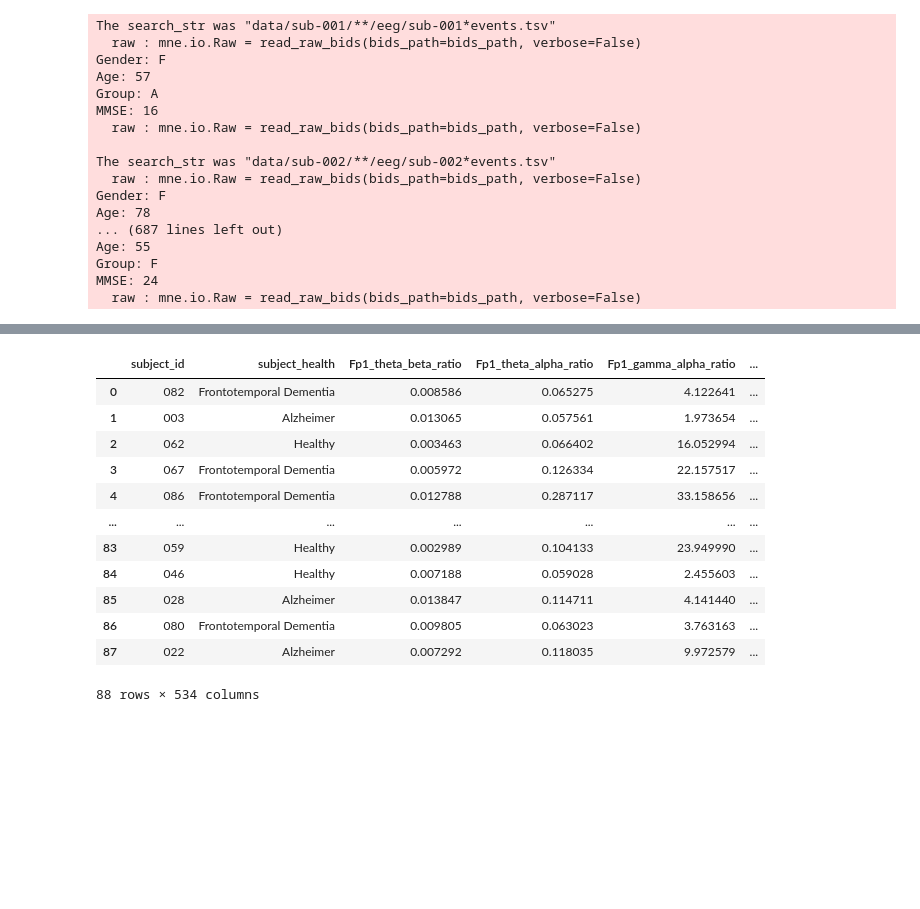
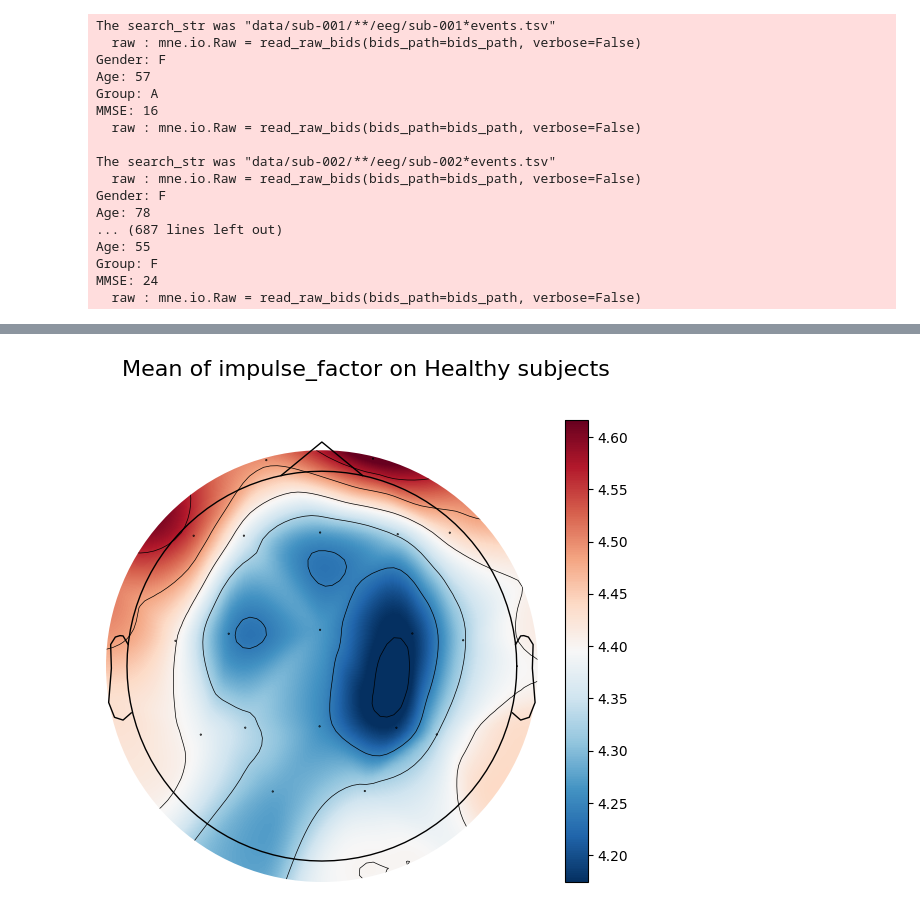
Before and after one commit to thePTH/eeg, a Jupyter notebook: notebook.ipynb, the cells around one changed output, grey strips where cells are left out. Cells and saved outputs as stored; diff of their text form; code cells hidden in the pictures; blank space fills up the shorter version.

```diff
--- a/notebook.ipynb
+++ b/notebook.ipynb
@@ -75,3 +76,4 @@ asr_processed_extracted_feature_heatmap_factory = ExtractedFeatureHeatmapFactory
 # %%
 from features.io import FeaturesDatasetIO
-dataset = FeaturesDatasetIO.load("computed_data/dethamp")
+dethamp_dataset = FeaturesDatasetIO.load("computed_data/dethamp")
+dethamp_dataset.feature_names
@@ -78,16 +98,7 @@ dataset = FeaturesDatasetIO.load("computed_data/dethamp")
-# %%
-dataset.to_wide_dataframe()
-# %% [output]
-|  | subject_id | subject_health | Fp1_theta_beta_ratio | Fp1_theta_alpha_ratio | Fp1_gamma_alpha_ratio | ... |
-| 0 | 082 | Frontotemporal Dementia | 0.008586 | 0.065275 | 4.122641 | ... |
-| 1 | 003 | Alzheimer | 0.013065 | 0.057561 | 1.973654 | ... |
-| 2 | 062 | Healthy | 0.003463 | 0.066402 | 16.052994 | ... |
-| 3 | 067 | Frontotemporal Dementia | 0.005972 | 0.126334 | 22.157517 | ... |
-| 4 | 086 | Frontotemporal Dementia | 0.012788 | 0.287117 | 33.158656 | ... |
-| ... | ... | ... | ... | ... | ... | ... |
-| 83 | 059 | Healthy | 0.002989 | 0.104133 | 23.949990 | ... |
-| 84 | 046 | Healthy | 0.007188 | 0.059028 | 2.455603 | ... |
-| 85 | 028 | Alzheimer | 0.013847 | 0.114711 | 4.141440 | ... |
-| 86 | 080 | Frontotemporal Dementia | 0.009805 | 0.063023 | 3.763163 | ... |
-| 87 | 022 | Alzheimer | 0.007292 | 0.118035 | 9.972579 | ... |
-88 rows × 534 columns
+# %%
+feature_name = "impulse_factor"
+healthstate = "Healthy"
+dethamp_mean_df = dethamp_dataset.filter_by_healthsate(healthstate).mean_feature_df
+TopomapFactory.plot(values=dethamp_mean_df[feature_name].values, eeg_info=dethamp_dataset.eeg_info, title=f"Mean of {feature_name} on {healthstate} subjects")
+# %% [output]
+[figure, added]
```
Also changed, not shown: parts of 4 cells of this notebook, 3 other files.
